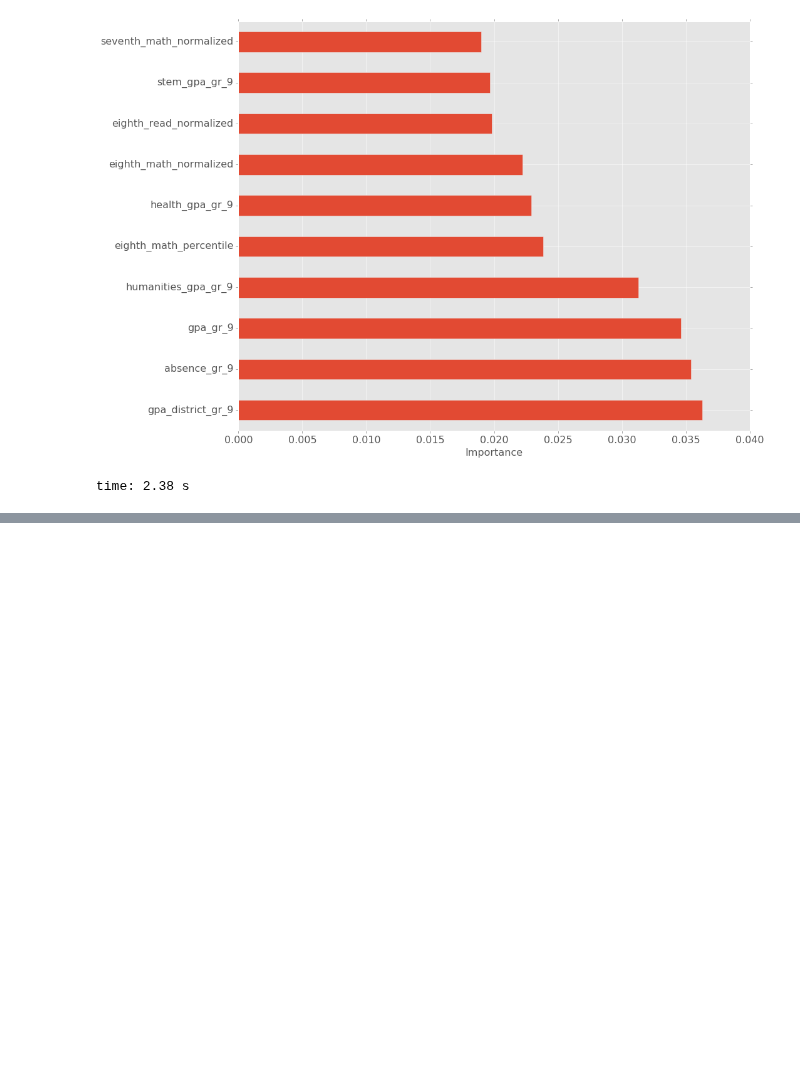
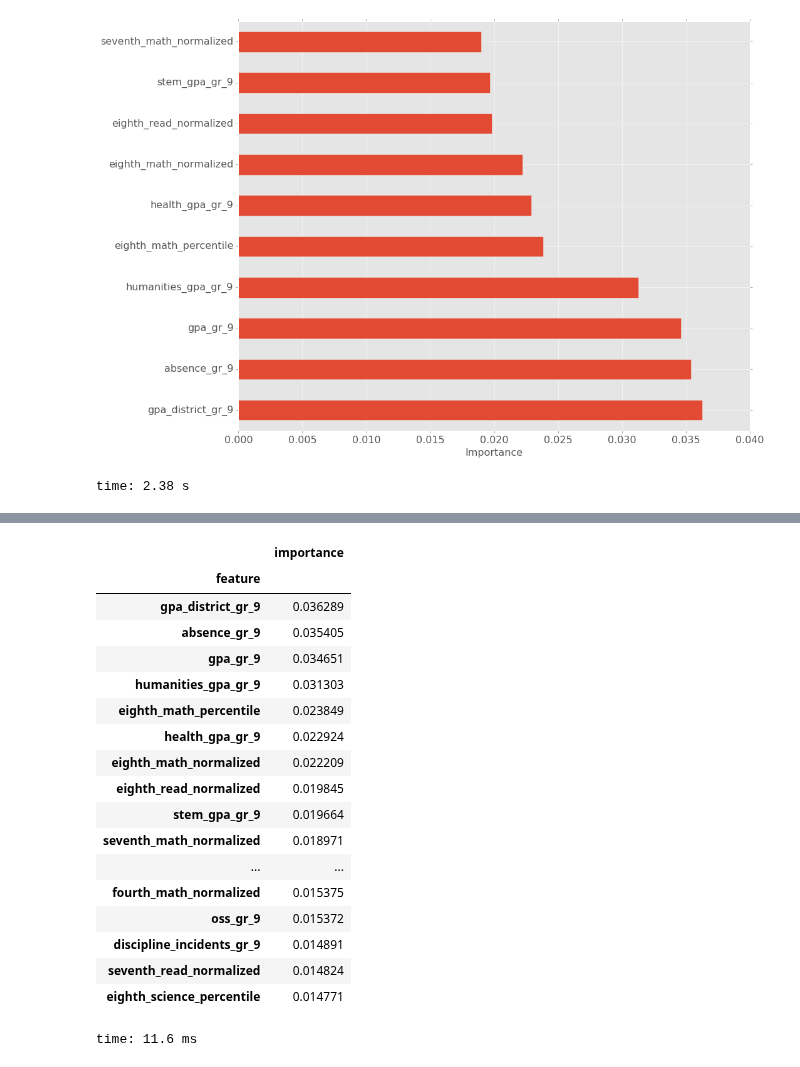
Before and after one commit to jgutman/mvesc, a Jupyter notebook: Reports/Plots_functions_dev.ipynb, the cells around one changed output, grey strips where cells are left out. Saved outputs shown, nothing was run; the diff lists cells and outputs as text; code cells hidden in the pictures; blank space fills up the shorter version.

```diff
--- a/Reports/Plots_functions_dev.ipynb
+++ b/Reports/Plots_functions_dev.ipynb
@@ -91,0 +73,22 @@ time: 14.6 ms
+# %%
+df
+# %% [output]
+|  | importance |
+| feature |  |
+| gpa_district_gr_9 | 0.036289 |
+| absence_gr_9 | 0.035405 |
+| gpa_gr_9 | 0.034651 |
+| humanities_gpa_gr_9 | 0.031303 |
+| eighth_math_percentile | 0.023849 |
+| health_gpa_gr_9 | 0.022924 |
+| eighth_math_normalized | 0.022209 |
+| eighth_read_normalized | 0.019845 |
+| stem_gpa_gr_9 | 0.019664 |
+| seventh_math_normalized | 0.018971 |
+| ... | ... |
+| fourth_math_normalized | 0.015375 |
+| oss_gr_9 | 0.015372 |
+| discipline_incidents_gr_9 | 0.014891 |
+| seventh_read_normalized | 0.014824 |
+| eighth_science_percentile | 0.014771 |
+time: 11.6 ms
```
Also changed, not shown: parts of 10 cells of this notebook, 5 other files.
